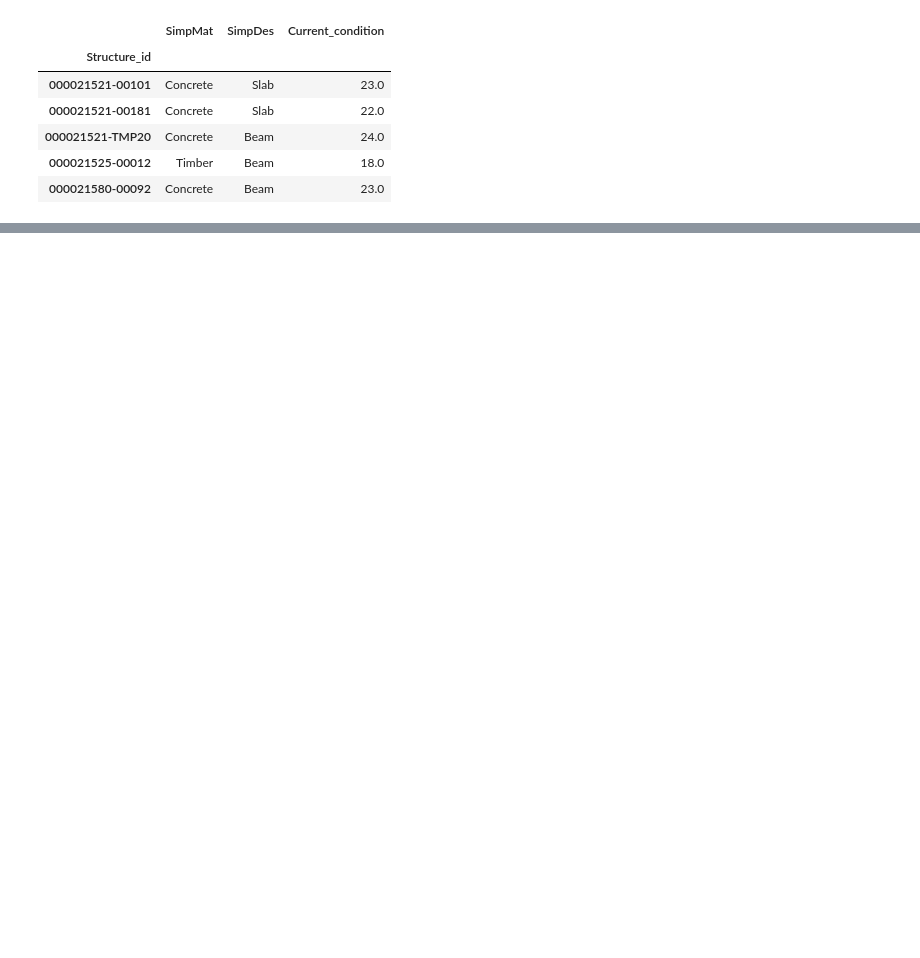
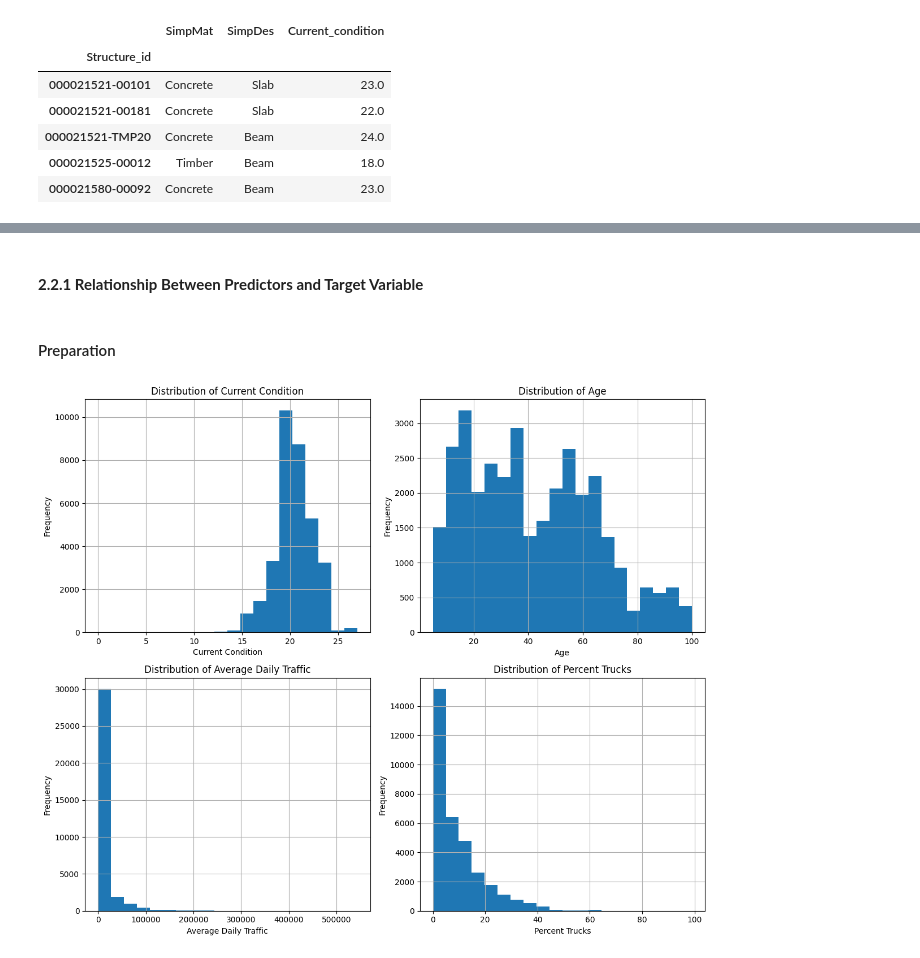
Before and after one commit to Ericazzzzzz/Texas-Bridges-Condition-Analysis, a Jupyter notebook: ECS7024P_CW2.ipynb, the cells around one changed output, grey strips where cells are left out. Drawn from its saved outputs; the diff is of its cells as text; code cells hidden in the pictures; blank space fills up the shorter version.

```diff
--- a/ECS7024P_CW2.ipynb
+++ b/ECS7024P_CW2.ipynb
@@ -280,0 +330,39 @@ bridges_filtered_age[['SimpMat', 'SimpDes', 'Current_condition']].head()
+# %% [markdown]
+#### **2.2.1 Relationship Between Predictors and Target Variable**
+# %% [markdown]
+#### Preparation
+# %%
+#Assuming target is normal
+#Highly skewed predictors - transformation?
+
+fig, axes = plt.subplots(2, 2, figsize=(12, 10))
+
+# Histogram for Current Condition
+bridges_filtered_age['Current_condition'].hist(ax=axes[0, 0], bins=20)
+axes[0, 0].set_title('Distribution of Current Condition')
+axes[0, 0].set_xlabel('Current Condition')
+axes[0, 0].set_ylabel('Frequency')
+
+# Histogram for Age
+bridges_filtered_age['Age'].hist(ax=axes[0, 1], bins=20)
+axes[0, 1].set_title('Distribution of Age')
+axes[0, 1].set_xlabel('Age')
+axes[0, 1].set_ylabel('Frequency')
+
+# Histogram for Average Daily Traffic
+bridges_filtered_age['AverageDaily'].hist(ax=axes[1, 0], bins=20)
+axes[1, 0].set_title('Distribution of Average Daily Traffic')
+axes[1, 0].set_xlabel('Average Daily Traffic')
+axes[1, 0].set_ylabel('Frequency')
+
+# Histogram for Percent Trucks
+bridges_filtered_age['Trucks_percent'].hist(ax=axes[1, 1], bins=20)
+axes[1, 1].set_title('Distribution of Percent Trucks')
+axes[1, 1].set_xlabel('Percent Trucks')
+axes[1, 1].set_ylabel('Frequency')
+
+# Adjust layout for better spacing
+plt.tight_layout()
+plt.show()
+# %% [output]
+[figure, added]
```
Also changed, not shown: parts of 21 cells of this notebook.
